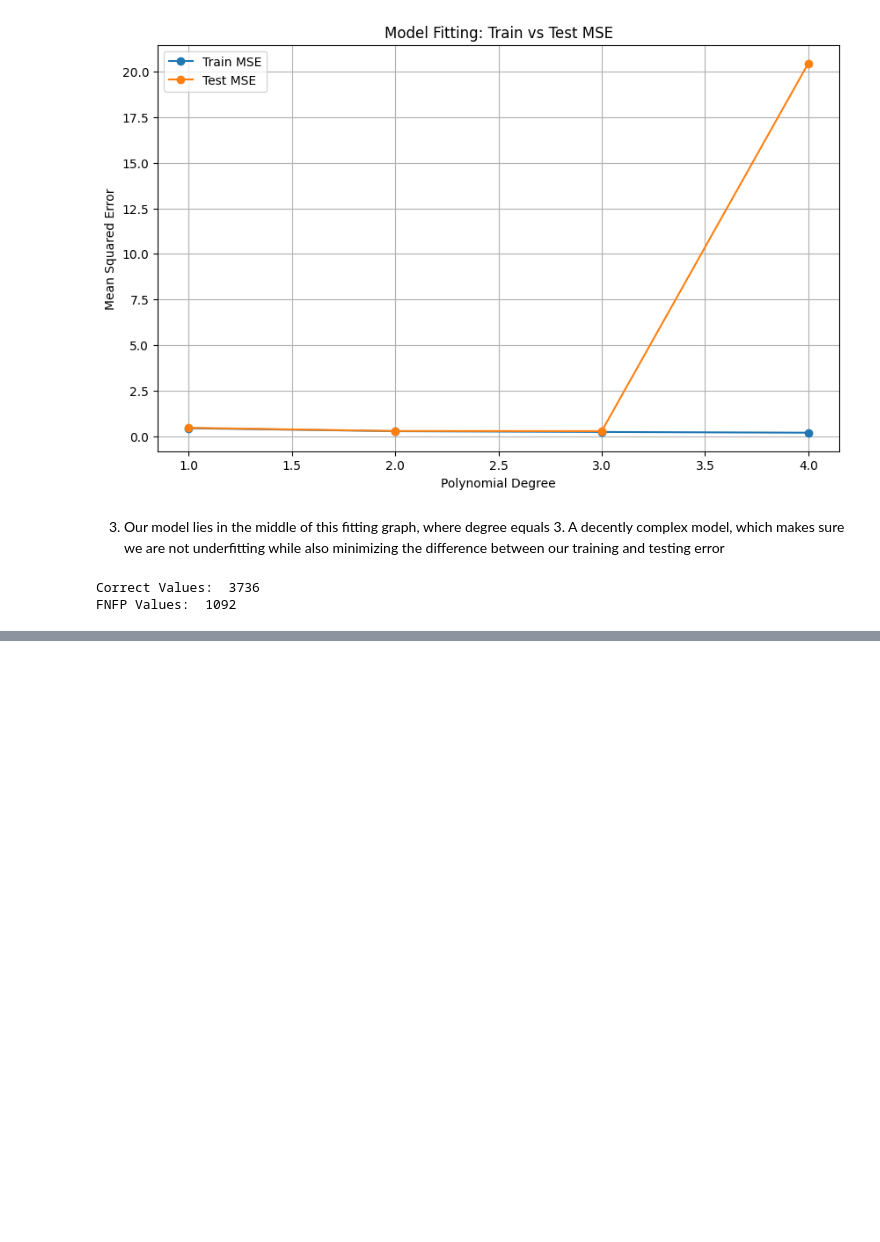
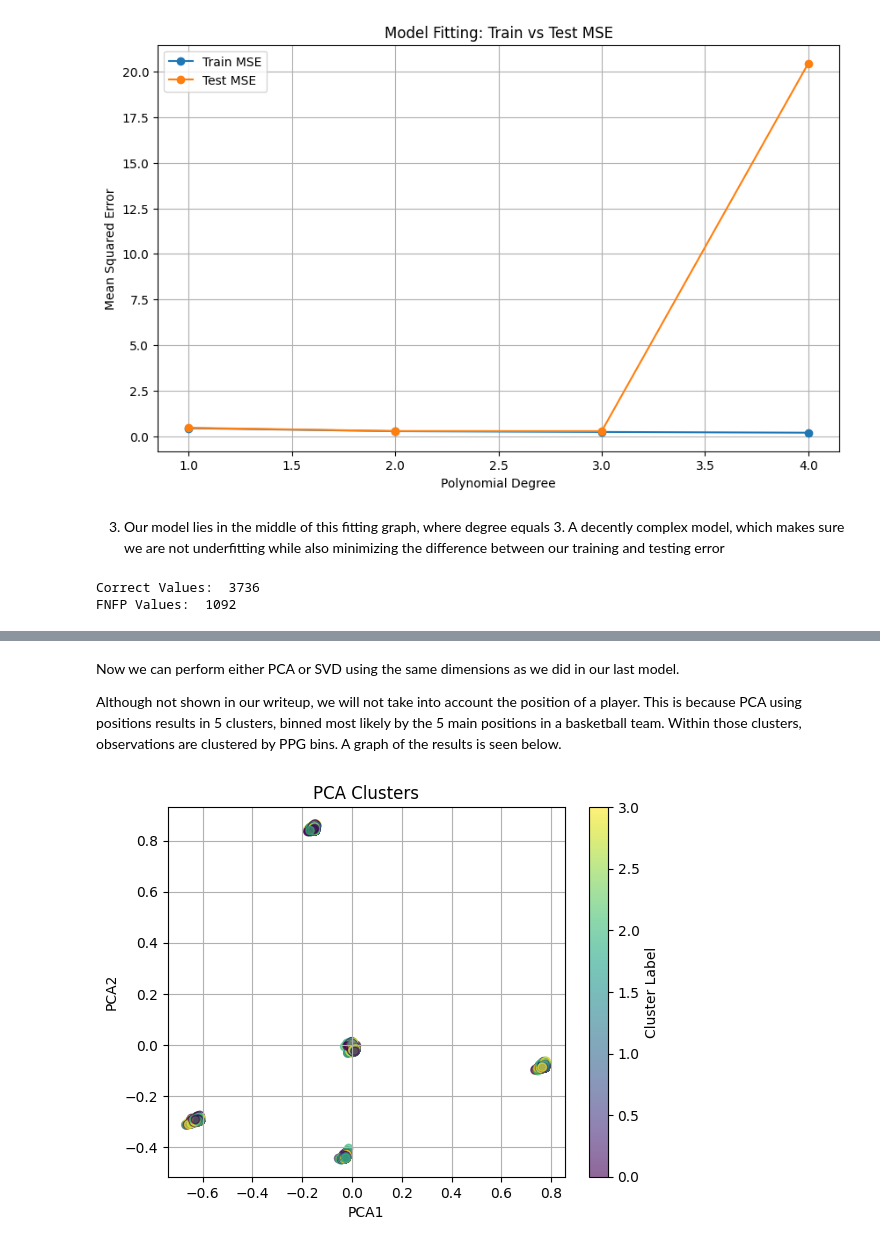
Before and after one commit to eiguzman/player-stat-predictor, a Jupyter notebook: CSE151AProject.ipynb, the cells around one changed output, grey strips where cells are left out. Drawn from its saved outputs; the diff is of its cells as text; code cells hidden in the pictures; blank space fills up the shorter version.

```diff
--- a/CSE151AProject.ipynb
+++ b/CSE151AProject.ipynb
@@ -342,0 +403,4 @@ FNFP Values:  1092
+# %% [markdown]
+Now we can perform either PCA or SVD using the same dimensions as we did in our last model.
+
+Although not shown in our writeup, we will not take into account the position of a player. This is because PCA using positions results in 5 clusters, binned most likely by the 5 main positions in a basketball team. Within those clusters, observations are clustered by PPG bins. A graph of the results is seen below.
@@ -342,0 +409,4 @@ FNFP Values:  1092
+# %%
+Image('CSE151AGroupProject/PCA_1.png')
+# %% [output]
+[figure, added]
```
Also changed, not shown: parts of 26 cells of this notebook.
